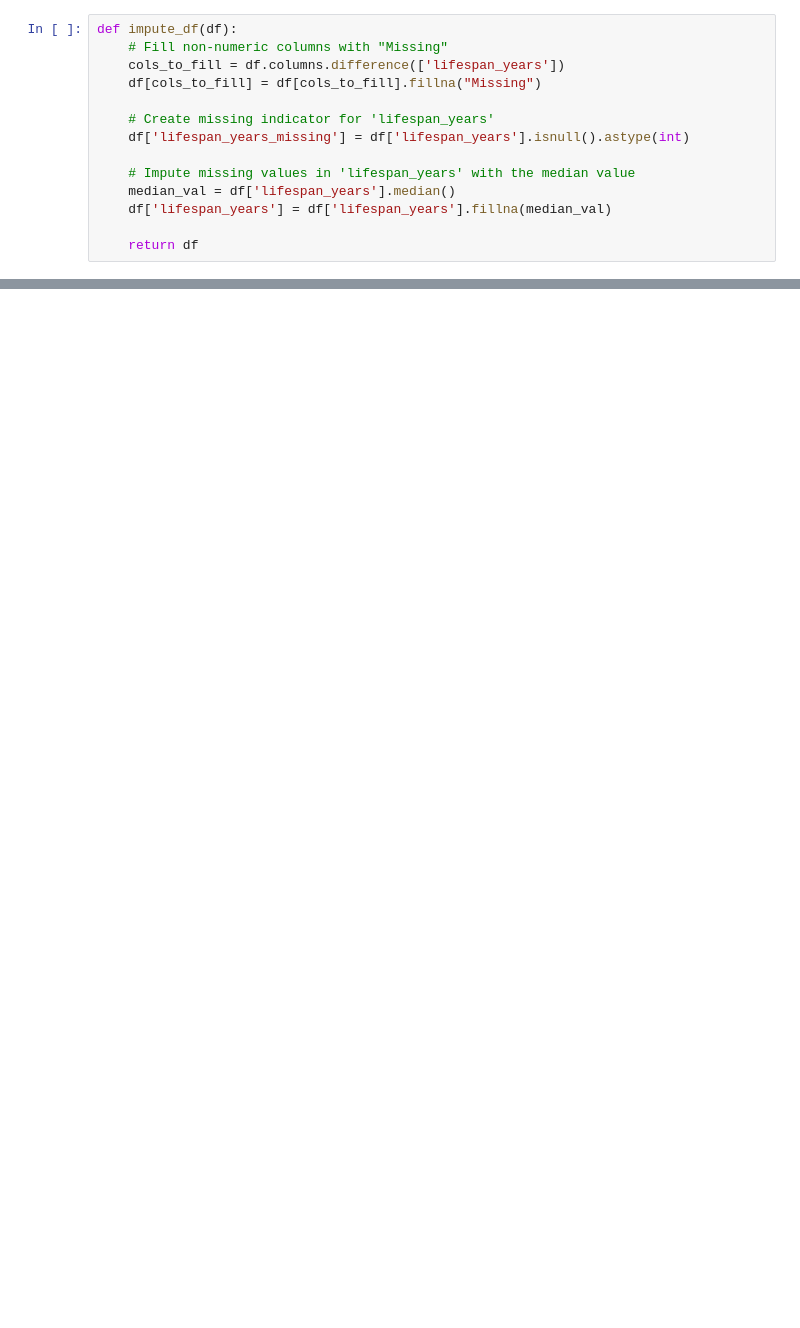
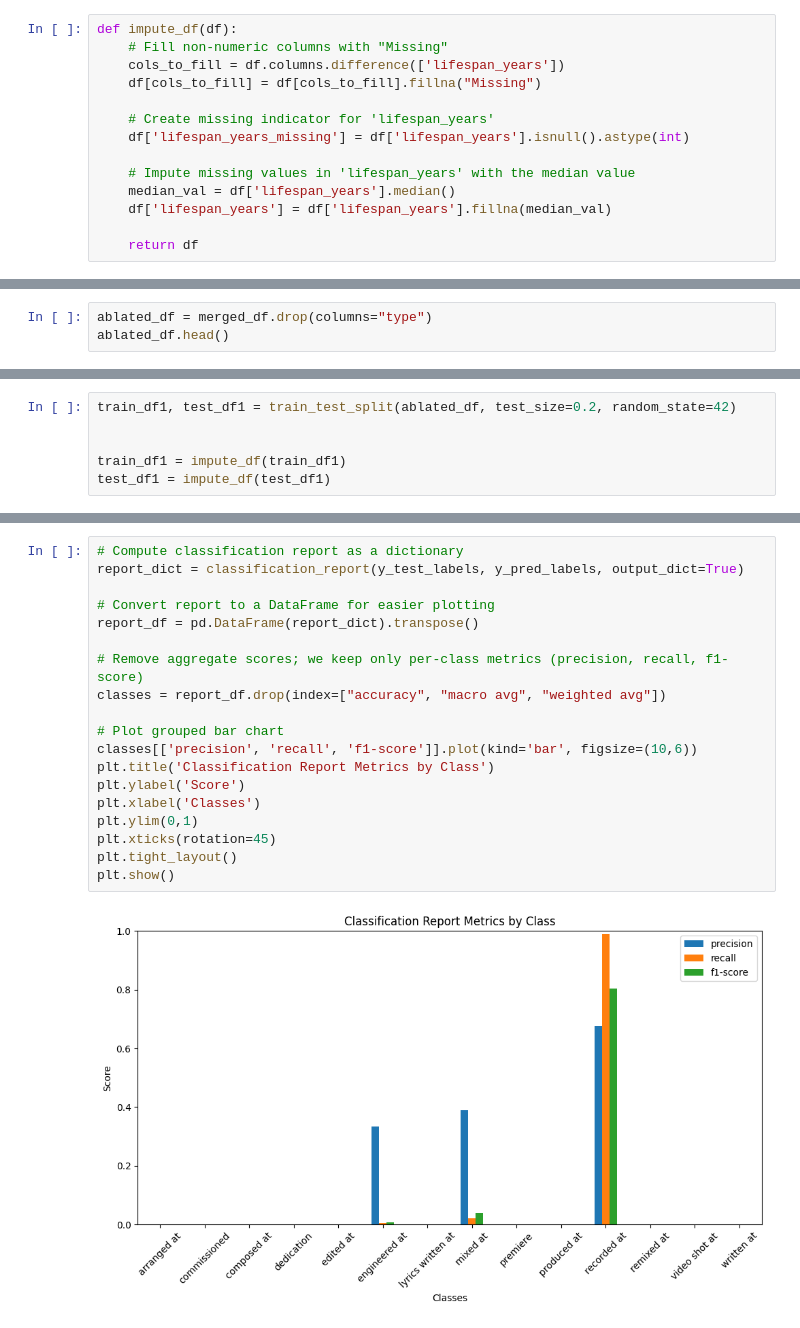
Before and after one commit to megan-rizzo/musicbrainz-api-module, a Jupyter notebook: XG_Boost.ipynb, the cells around one changed output, grey strips where cells are left out. Drawn from its saved outputs; the diff is of its cells as text; blank space fills up the shorter version.

```diff
--- a/XG_Boost.ipynb
+++ b/XG_Boost.ipynb
@@ -101,0 +439,3 @@ Test Accuracy: 0.6728646135967461
+# %%
+ablated_df = merged_df.drop(columns="type")
+ablated_df.head()
@@ -101,0 +449,6 @@ Test Accuracy: 0.6728646135967461
+# %%
+train_df1, test_df1 = train_test_split(ablated_df, test_size=0.2, random_state=42)
+
+
+train_df1 = impute_df(train_df1)
+test_df1 = impute_df(test_df1)
@@ -101,0 +557,21 @@ Test Accuracy: 0.6728646135967461
+# %%
+# Compute classification report as a dictionary
+report_dict = classification_report(y_test_labels, y_pred_labels, output_dict=True)
+
+# Convert report to a DataFrame for easier plotting
+report_df = pd.DataFrame(report_dict).transpose()
+
+# Remove aggregate scores; we keep only per-class metrics (precision, recall, f1-score)
+classes = report_df.drop(index=["accuracy", "macro avg", "weighted avg"])
+
+# Plot grouped bar chart
+classes[['precision', 'recall', 'f1-score']].plot(kind='bar', figsize=(10,6))
+plt.title('Classification Report Metrics by Class')
+plt.ylabel('Score')
+plt.xlabel('Classes')
+plt.ylim(0,1)
+plt.xticks(rotation=45)
+plt.tight_layout()
+plt.show()
+# %% [output]
+[figure, added]
```
Also changed, not shown: parts of 28 cells of this notebook.
